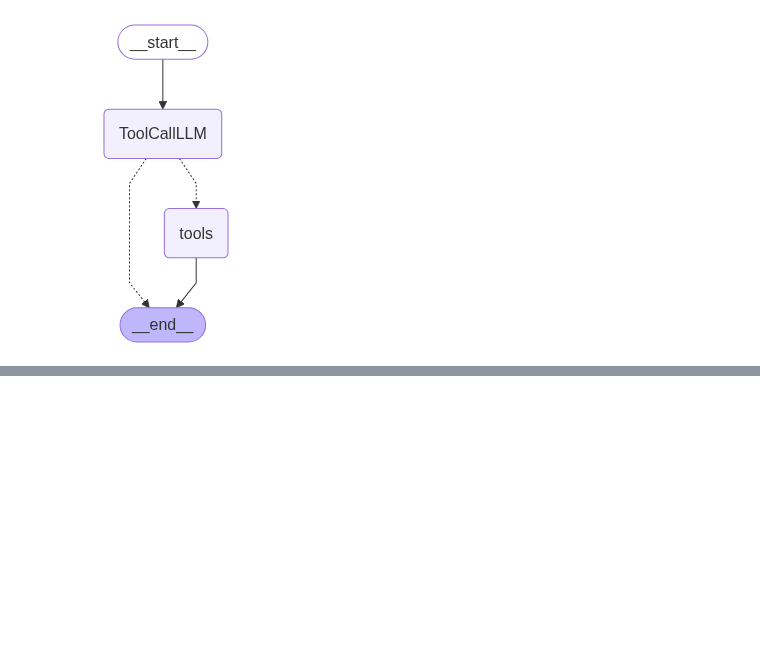
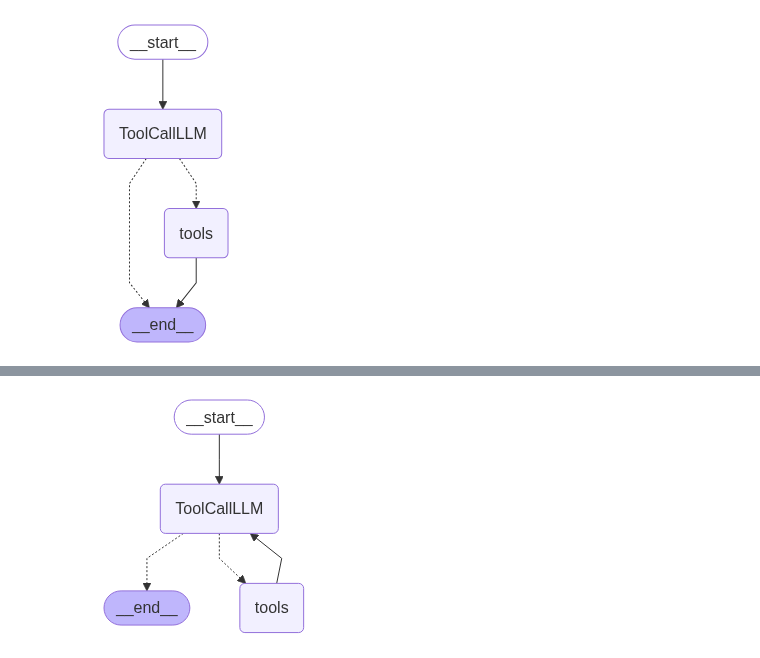
Before and after one commit to attharva-j/ai-playground, a Jupyter notebook: langgraph-experiments/1-BasicChatbot/1-basicchatbot.ipynb, the cells around one changed output, grey strips where cells are left out. Saved outputs shown, nothing was run; the diff lists cells and outputs as text; code cells hidden in the pictures; blank space fills up the shorter version.

Commit message:
Added new code.
Updated code for Langgraph ReAct Agents, Memory, Streaming, and Human In the Loop.

```diff
--- a/langgraph-experiments/1-BasicChatbot/1-basicchatbot.ipynb
+++ b/langgraph-experiments/1-BasicChatbot/1-basicchatbot.ipynb
@@ -12,5 +12,7 @@ from langchain.chat_models import init_chat_model
 
 from langchain_tavily import TavilySearch
 from langgraph.prebuilt import ToolNode, tools_condition
+from langgraph.checkpoint.memory import MemorySaver
 
 load_dotenv()
+memory = MemorySaver()
@@ -163,0 +252,21 @@ json.loads(new_response['messages'][-1].content)['results']
+# %%
+### New StateGraph
+mem_enabled_react_builder = StateGraph(State)
+
+## Add Nodes
+mem_enabled_react_builder.add_node("ToolCallLLM", tools_calling_llm)
+mem_enabled_react_builder.add_node("tools", ToolNode(tools))
+
+## Add Edges
+mem_enabled_react_builder.add_edge(START, "ToolCallLLM")
+# If the lastest message from the assistant is a tool call, tools_condition routes to "Tools"
+# If the lastest message from the assistant is not a tool call, tools_condition routes to "END"
+mem_enabled_react_builder.add_conditional_edges("ToolCallLLM", tools_condition)
+mem_enabled_react_builder.add_edge("tools", "ToolCallLLM")
+
+# Compile graph
+mem_enabled_react_graph = mem_enabled_react_builder.compile(checkpointer=memory)
+# %%
+mem_enabled_react_graph
+# %% [output]
+[figure, added]
```
Also changed, not shown: parts of 39 cells of this notebook, 2 other files.
